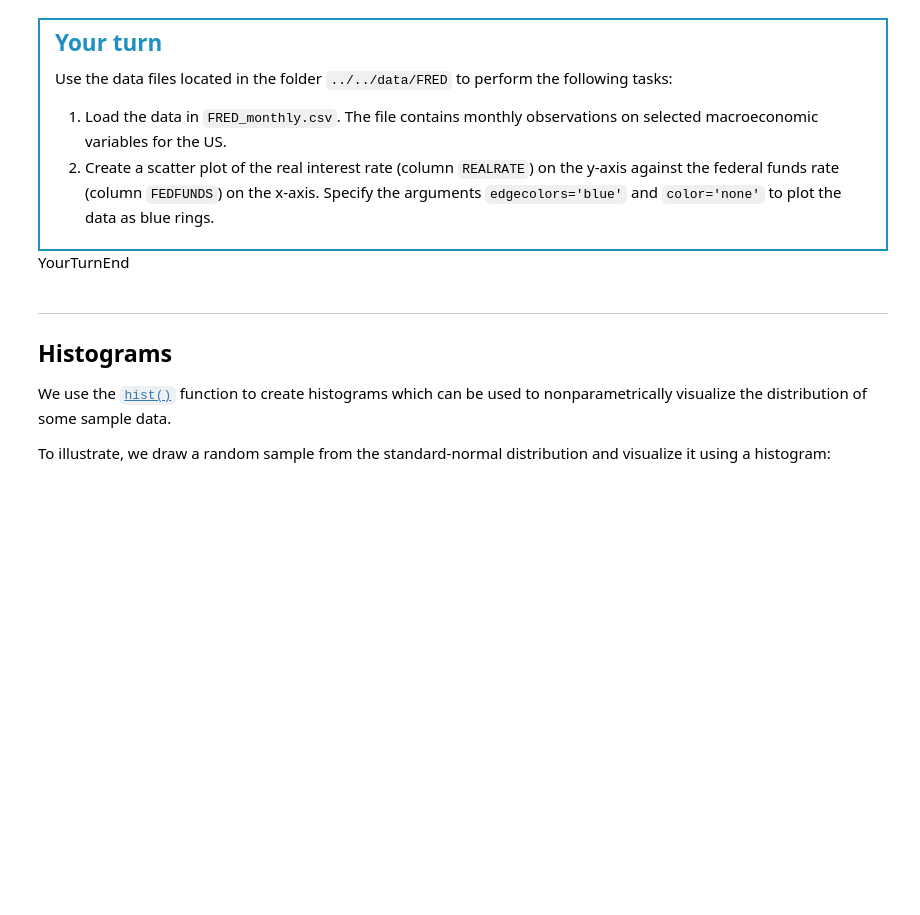
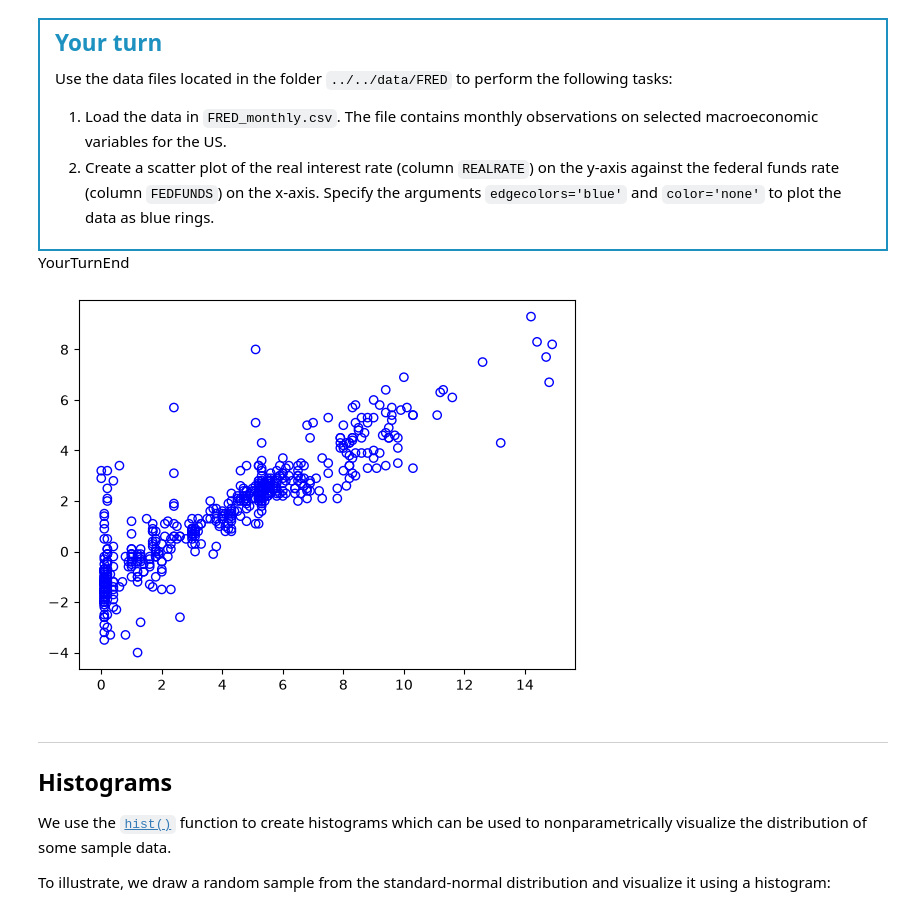
Before and after one commit to pl0gen/TECH2-H26, a Jupyter notebook: lectures/lecture3/lecture3:EMH.ipynb, the cells around one changed output. Saved outputs shown, nothing was run; the diff lists cells and outputs as text; code cells hidden in the pictures; blank space fills up the shorter version.

```diff
--- a/lectures/lecture3/lecture3:EMH.ipynb
+++ b/lectures/lecture3/lecture3:EMH.ipynb
@@ -290,6 +290,20 @@ Specify the arguments `edgecolors='blue'` and `color='none'` to plot the data as
 blue rings.
 </div>
 <span style="display: none;">YourTurnEnd</span>
+# %%
+import pandas as pd
+
+DATA_PATH = '../../data/FRED'
+file = f'{DATA_PATH}/FRED_monthly.csv'
+df = pd.read_csv(file)
+realrate = df["REALRATE"] #Y-axis
+fedfunds = df["FEDFUNDS"] #X-axis
+
+
+#Scatter REALRATE VS. FEDFUNDS
+_ = plt.scatter(fedfunds, realrate, color ="none", edgecolors="blue") #You can pass the panda series directly, doesnt need variables realrate and fedfunds
+# %% [output]
+[figure, added]
 # %% [markdown]
 ---
 
```
Also changed, not shown: parts of 1 cell of this notebook, 2 other files.
